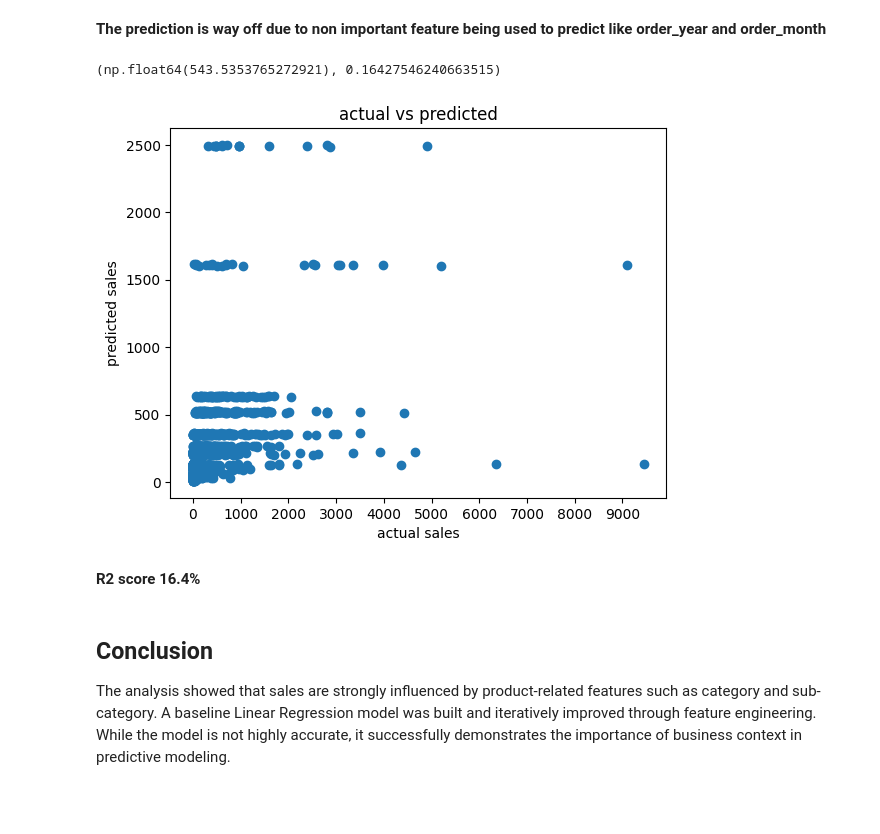
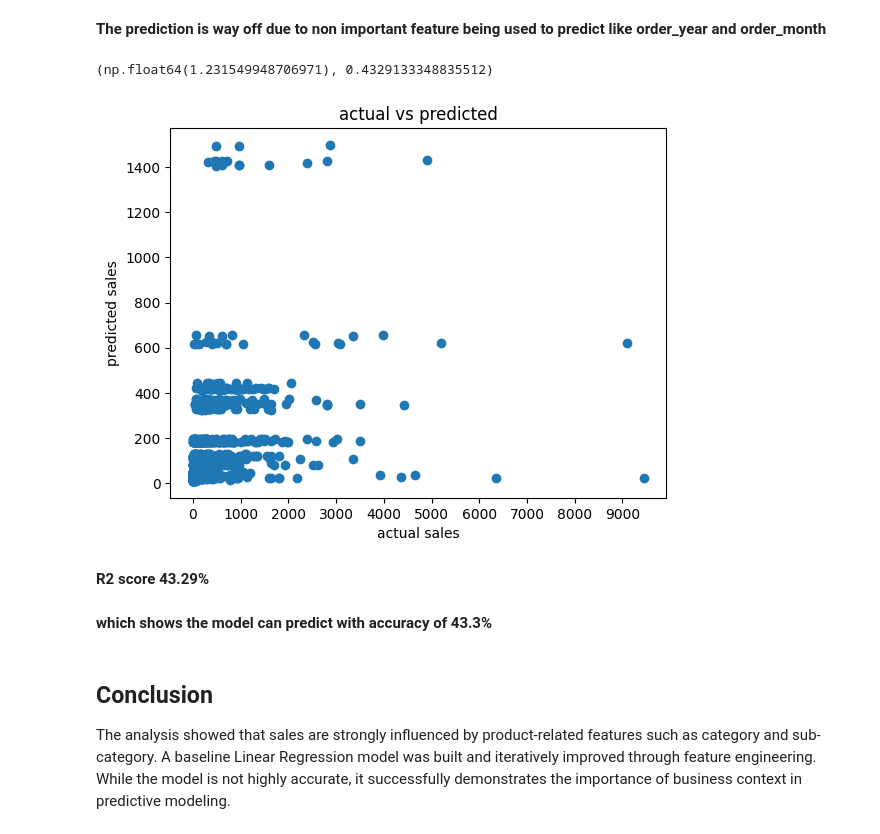
Before and after one commit to AyushMer24/Sales_analysis_pipeline, a Jupyter notebook: 01_Sales_Analysis_And_Prediction.ipynb, the cells around one changed output. Saved outputs shown, nothing was run; the diff lists cells and outputs as text; code cells hidden in the pictures; blank space fills up the shorter version.

```diff
--- a/01_Sales_Analysis_And_Prediction.ipynb
+++ b/01_Sales_Analysis_And_Prediction.ipynb
@@ -260,11 +260,11 @@ plt.show()
 **The prediction is way off due to non important feature being used to predict like order_year and order_month**
 # %%
 df_ml = pd.get_dummies(
-    df[['sales','category','order_year','order_month','sub_category']],
+    df[['sales','order_year','order_month','sub_category','segment']],
     drop_first=True
 )
 X = df_ml.drop('sales',axis = 1)
-y = df_ml['sales']
+y = np.log1p(df_ml['sales'])
 # %%
 X_train,X_test,y_train,y_test = train_test_split(
     X,y,test_size=0.2 , random_state=42
@@ -272,26 +272,29 @@ X_train,X_test,y_train,y_test = train_test_split(
 model = LinearRegression()
 model.fit(X_train,y_train)
 
-y_pred = model.predict(X_test)
-
-rmse = np.sqrt(mean_squared_error(y_test,y_pred))
-r2 = r2_score(y_test,y_pred)
+y_pred_log = model.predict(X_test)
+y_pred_actual = np.expm1(y_pred_log)
+rmse = np.sqrt(mean_squared_error(y_test,y_pred_log))
+r2 = r2_score(y_test,y_pred_log)
 
 rmse,r2
 # %% [output]
-(np.float64(543.5353765272921), 0.16427546240663515)
+(np.float64(1.231549948706971), 0.4329133348835512)
 # %%
+y_test_actual = np.expm1(y_test)
 plt.figure()
-plt.scatter(y_test,y_pred)
+plt.scatter(y_test_actual,y_pred_actual)
 plt.locator_params(axis= 'x' , nbins = 20)
 plt.xlabel('actual sales')
 plt.ylabel('predicted sales')
 plt.title('actual vs predicted')
 plt.show()
 # %% [output]
-[figure, old version]
+[figure, new version]
 # %% [markdown]
-**R2 score 16.4%**
+**R2 score 43.29%**
+# %% [markdown]
+**which shows the model can predict with accuracy of 43.3%**
 # %% [markdown]
 ## Conclusion
 
```
